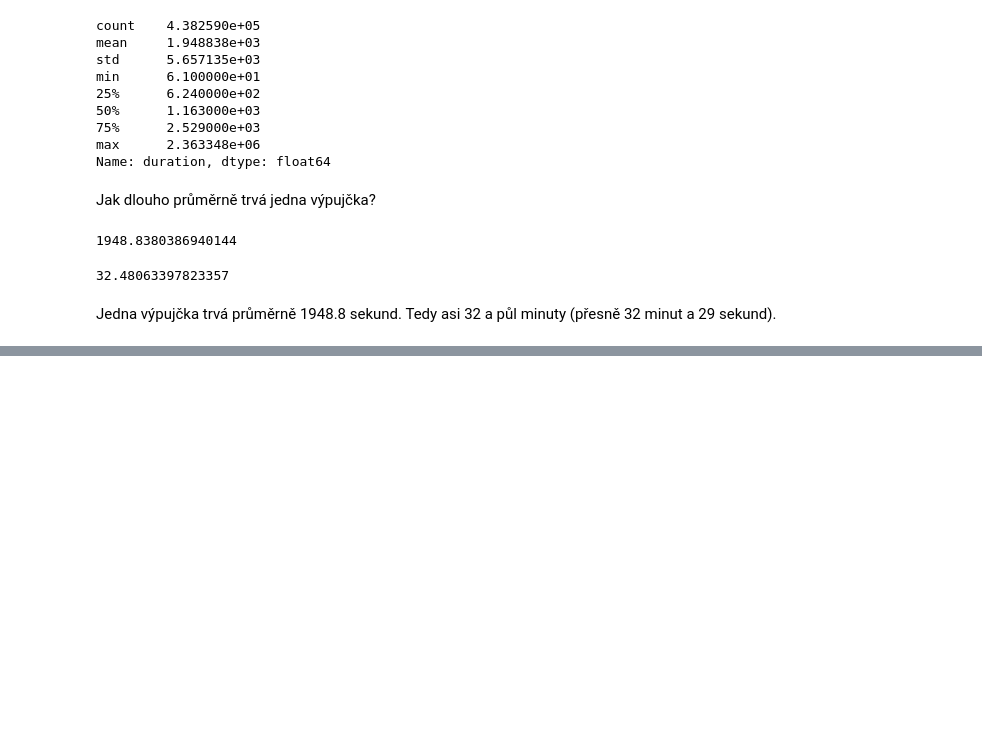
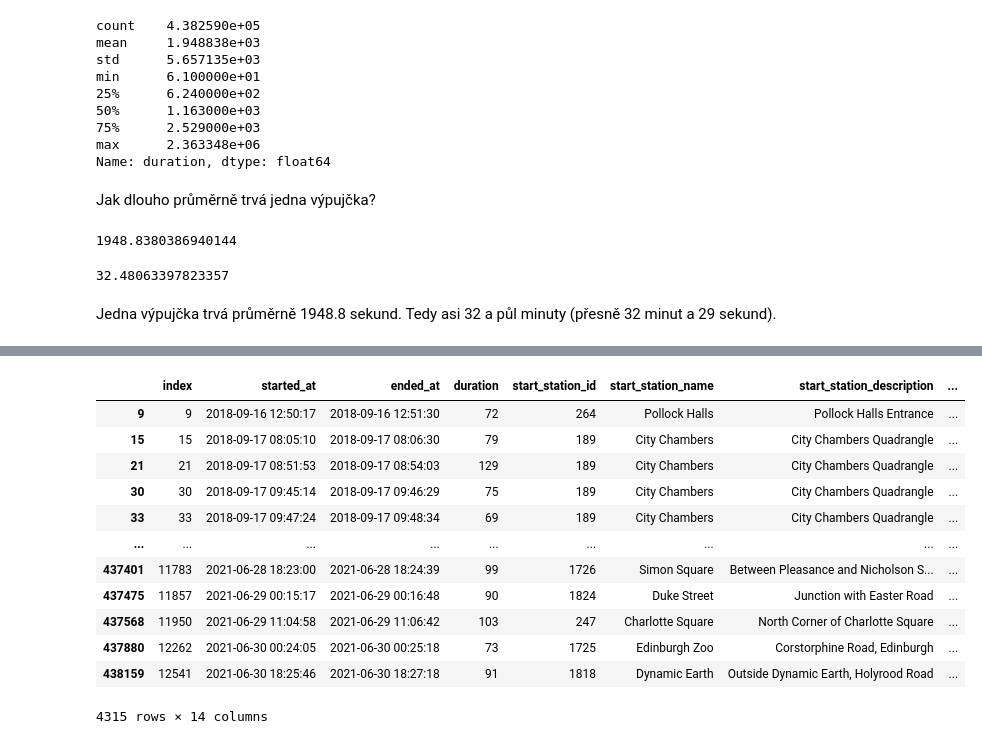
Before and after one commit to matejpiro/ENGETO_Pandas_project2_Bikes, a Jupyter notebook: ENGETO_Projekt kola(1).ipynb, the cells around one changed output, grey strips where cells are left out. Drawn from its saved outputs; the diff is of its cells as text; code cells hidden in the pictures; blank space fills up the shorter version.

```diff
--- a/ENGETO_Projekt kola(1).ipynb
+++ b/ENGETO_Projekt kola(1).ipynb
@@ -64,0 +114,16 @@ df2.plot(kind = 'hist', x='index', y='duration')
+# %%
+df.query("duration < 130")
+# %% [output]
+|  | index | started_at | ended_at | duration | start_station_id | start_station_name | start_station_description | ... |
+| 9 | 9 | 2018-09-16 12:50:17 | 2018-09-16 12:51:30 | 72 | 264 | Pollock Halls | Pollock Halls Entrance | ... |
+| 15 | 15 | 2018-09-17 08:05:10 | 2018-09-17 08:06:30 | 79 | 189 | City Chambers | City Chambers Quadrangle | ... |
+| 21 | 21 | 2018-09-17 08:51:53 | 2018-09-17 08:54:03 | 129 | 189 | City Chambers | City Chambers Quadrangle | ... |
+| 30 | 30 | 2018-09-17 09:45:14 | 2018-09-17 09:46:29 | 75 | 189 | City Chambers | City Chambers Quadrangle | ... |
+| 33 | 33 | 2018-09-17 09:47:24 | 2018-09-17 09:48:34 | 69 | 189 | City Chambers | City Chambers Quadrangle | ... |
+| ... | ... | ... | ... | ... | ... | ... | ... | ... |
+| 437401 | 11783 | 2021-06-28 18:23:00 | 2021-06-28 18:24:39 | 99 | 1726 | Simon Square | Between Pleasance and Nicholson S... | ... |
+| 437475 | 11857 | 2021-06-29 00:15:17 | 2021-06-29 00:16:48 | 90 | 1824 | Duke Street | Junction with Easter Road | ... |
+| 437568 | 11950 | 2021-06-29 11:04:58 | 2021-06-29 11:06:42 | 103 | 247 | Charlotte Square | North Corner of Charlotte Square | ... |
+| 437880 | 12262 | 2021-06-30 00:24:05 | 2021-06-30 00:25:18 | 73 | 1725 | Edinburgh Zoo | Corstorphine Road, Edinburgh | ... |
+| 438159 | 12541 | 2021-06-30 18:25:46 | 2021-06-30 18:27:18 | 91 | 1818 | Dynamic Earth | Outside Dynamic Earth, Holyrood Road | ... |
+4315 rows × 14 columns
```
Also changed, not shown: parts of 20 cells of this notebook.
